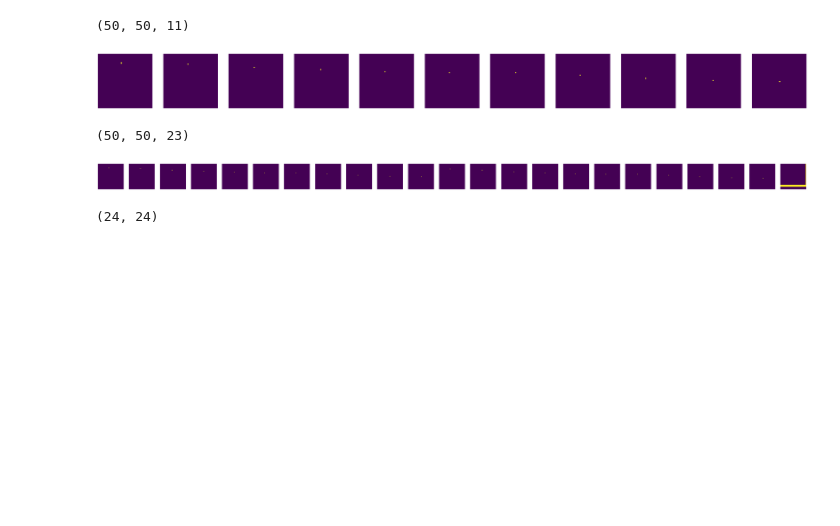
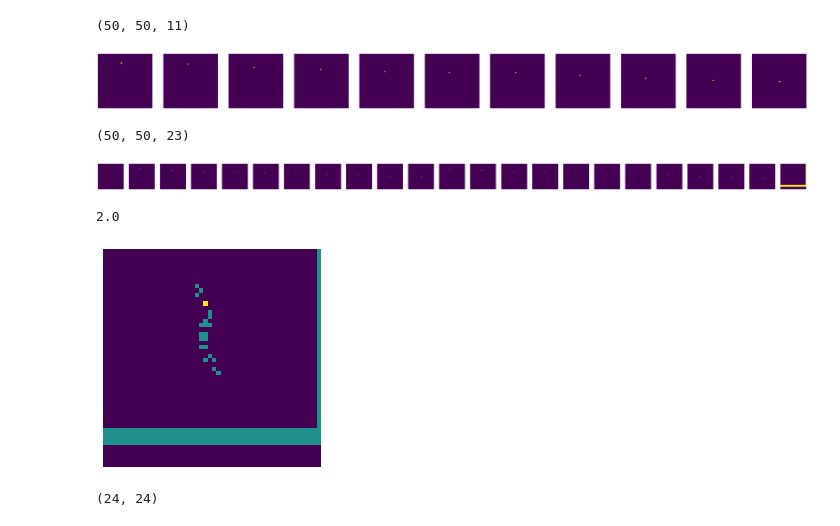
Before and after one commit to UM-ARM-Lab/unreliable-deform-manipulation, a Jupyter notebook: link_bot_classifiers/notebooks/Inspect Classifier.ipynb, the cells around one changed output. Saved outputs shown, nothing was run; the diff lists cells and outputs as text; code cells hidden in the pictures; blank space fills up the shorter version.

```diff
--- a/link_bot_classifiers/notebooks/Inspect Classifier.ipynb
+++ b/link_bot_classifiers/notebooks/Inspect Classifier.ipynb
@@ -198,6 +198,18 @@ for channel in range(n_channels):
     axes[channel].axis("off")
 # %% [output]
 [figure]
+# %%
+plt.figure()
+ax = plt.gca()
+i_combined = np.sum(concat_image, axis=2)
+plt.imshow(np.flipud(i_combined), aspect='equal')
+ax.set_xticks([])
+ax.set_yticks([])
+plt.axis("off");
+np.max(i_combined)
+# %% [output]
+2.0
+[figure, added]
 # %%
 conv_z_ = net._conv(concat_image_)
 conv_z = conv_z_.numpy().squeeze()
```
Also changed, not shown: parts of 7 cells of this notebook, 23 other files.
